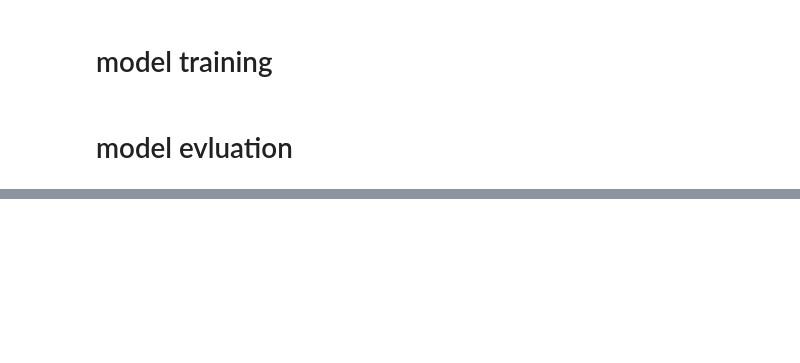
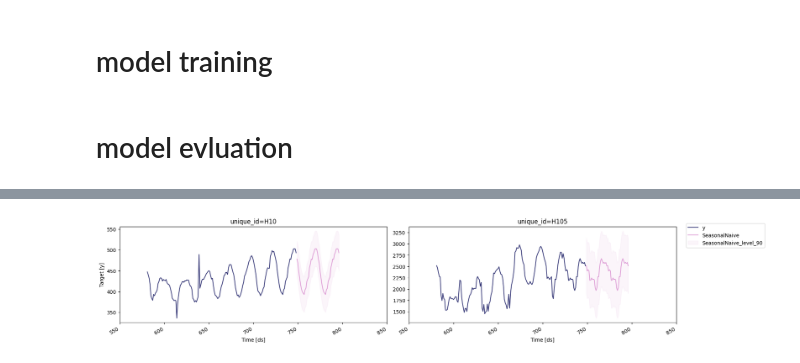
Before and after one commit to wangzhefeng/tsproj, a Jupyter notebook: forecast_stats/end2end.ipynb, the cells around one changed output, grey strips where cells are left out. Cells and saved outputs as stored; diff of their text form; code cells hidden in the pictures; blank space fills up the shorter version.

```diff
--- a/forecast_stats/end2end.ipynb
+++ b/forecast_stats/end2end.ipynb
@@ -107,0 +150,10 @@ sf.plot(Y_df, forecasts_df, models = ["HoltWinters", "DynamicOptimizedTheta"], u
+# %%
+sf.plot(
+    Y_df,
+    forecasts_df,
+    models = [str(sf.models[2])],
+    unique_ids = ["H10", "H105"],
+    level = [90]
+)
+# %% [output]
+[figure, added]
```
Also changed, not shown: parts of 15 cells of this notebook, 2 other files.
